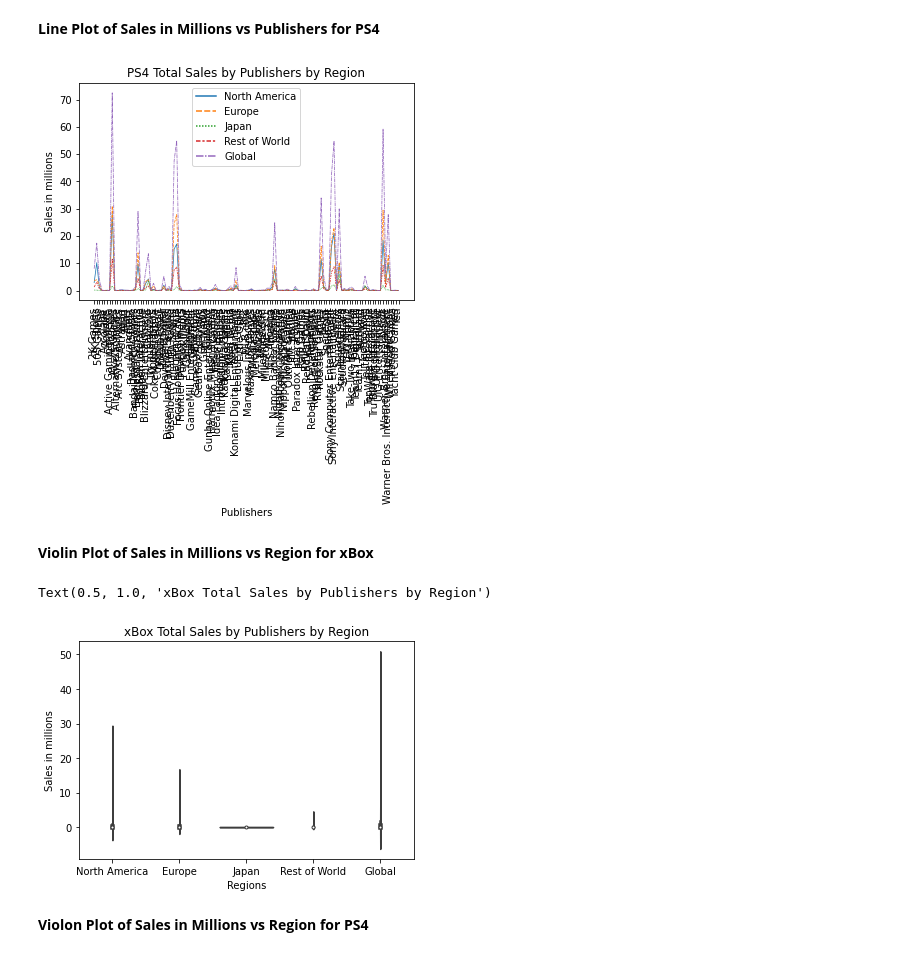
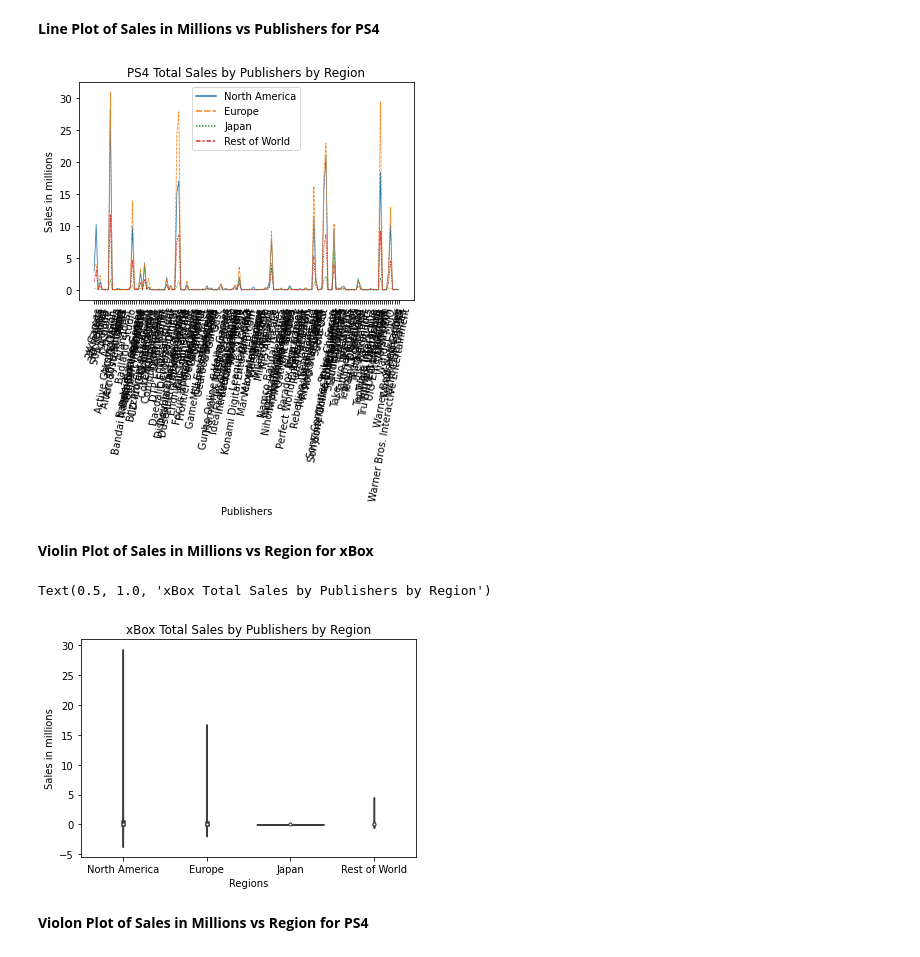
Before and after one commit to data301-2021-summer2/project-group12-project, a Jupyter notebook: analysis/saksham/DataSheet_Saksha.ipynb, the cells around one changed output. Cells and saved outputs as stored; diff of their text form; code cells hidden in the pictures.

```diff
--- a/analysis/saksham/DataSheet_Saksha.ipynb
+++ b/analysis/saksham/DataSheet_Saksha.ipynb
@@ -65,6 +65,6 @@ ds
 # %% [markdown]
 ## 2) Data Wrangling
 # %%
-PS4ds_Publisher = PS4ds.drop(columns = 'Year').groupby(['Publisher']).sum()
+PS4ds_Publisher = PS4ds.drop(columns = 'Year').drop(columns = 'Global').groupby(['Publisher']).sum()
 PS4ds_Publisher
 # %% [output]
@@ -85,4 +85,4 @@ PS4ds_Publisher
 # %%
-xBoxds_Publisher = xBoxds.drop(columns = 'Year').drop(columns = 'Pos').groupby(['Publisher']).sum()
+xBoxds_Publisher = xBoxds.drop(columns = 'Year').drop(columns = 'Pos').drop(columns = 'Global').groupby(['Publisher']).sum()
 xBoxds_Publisher
 # %% [output]
@@ -137,6 +137,5 @@ PS4ds_Publisher.sort_values(by = 'Global', ascending = False)
 # %%
-xBoxds_Publisher = xBoxds_Publisher[xBoxds_Publisher.Global!= 0]
-PS4ds_Publisher = PS4ds_Publisher[PS4ds_Publisher.Global!= 0]
+#
 # %% [markdown]
 ### Exporting csv files
 # %%
@@ -208,5 +207,5 @@ az = sns.lineplot(data=xBoxds_Publisher, linewidth=0.75)
 az.set(xlabel="Publishers", ylabel = "Sales in millions")
 plt.title("xBox Total Sales by Publishers by Region")
 for item in az.get_xticklabels():
-    item.set_rotation(90)
+    item.set_rotation(80)
 # %% [output]
@@ -216,11 +215,11 @@ for item in az.get_xticklabels():
 # %%
 az = sns.lineplot(data=PS4ds_Publisher, linewidth=0.75)
 az.set(xlabel="Publishers", ylabel = "Sales in millions")
 plt.title("PS4 Total Sales by Publishers by Region")
 for item in az.get_xticklabels():
-    item.set_rotation(90)
+    item.set_rotation(80)
 # %% [output]
-[figure, old version]
+[figure, new version]
 # %% [markdown]
 **Violin Plot of Sales in Millions vs Region for xBox**
 # %%
@@ -229,7 +228,7 @@ az.set(xlabel="Regions", ylabel = "Sales in millions")
 plt.title("xBox Total Sales by Publishers by Region")
 # %% [output]
 Text(0.5, 1.0, 'xBox Total Sales by Publishers by Region')
-[figure, old version]
+[figure, new version]
 # %% [markdown]
 **Violon Plot of Sales in Millions vs Region for PS4**
 # %%
```
Also changed, not shown: parts of 14 cells of this notebook, 7 other files.
